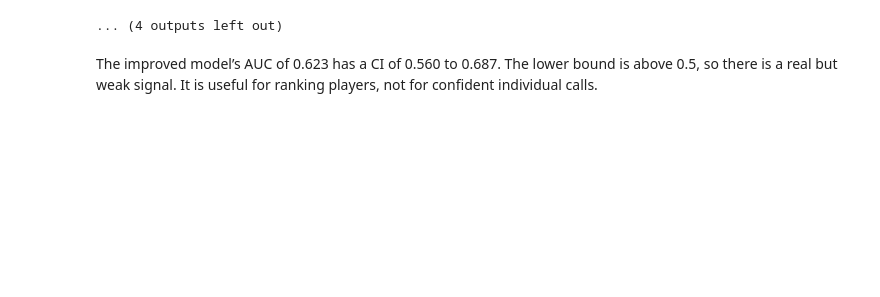
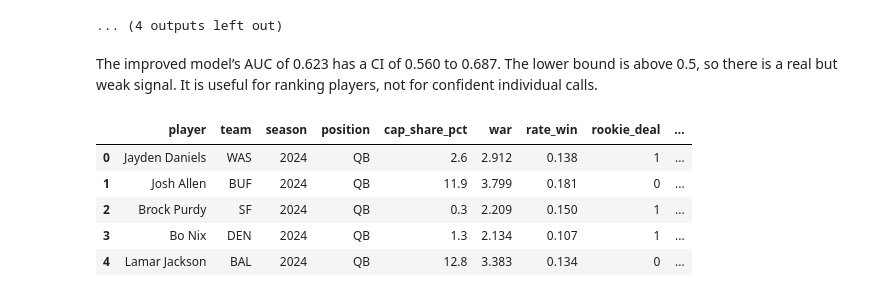
Before and after one commit to TEAM-CVS/Project_DTSC2, a Jupyter notebook: Studio2_code.ipynb, the cells around one changed output. Cells and saved outputs as stored; diff of their text form; code cells hidden in the pictures; blank space fills up the shorter version.

```diff
--- a/Studio2_code.ipynb
+++ b/Studio2_code.ipynb
@@ -988,3 +988,53 @@ for pos in SKILL_POSITIONS:
 ... (4 outputs left out)
 # %% [markdown]
 The improved model’s AUC of 0.623 has a CI of 0.560 to 0.687. The lower bound is above 0.5, so there is a real but weak signal. It is useful for ranking players, not for confident individual calls.
+# %%
+def recommend_players(position, n=10, max_cap_pct=None):
+    position = position.upper()
+
+    if position not in SKILL_POSITIONS:
+        raise ValueError(f"Choose one of: {', '.join(SKILL_POSITIONS)}")
+
+    latest_season = ps2["season"].max()
+    candidates = ps2[
+        qual2
+        & (ps2["season"] == latest_season)
+        & (ps2["position"] == position)
+    ].copy()
+
+    if max_cap_pct is not None:
+        candidates = candidates[candidates["cap_pct"] <= max_cap_pct]
+
+    if candidates.empty:
+        return pd.DataFrame()
+
+    candidate_features = final_sc.transform(design(candidates, final_cols))
+    candidates["p_keep"] = final_lg.predict_proba(candidate_features)[:, 1]
+
+    return (
+        candidates.sort_values("p_keep", ascending=False)
+        .head(n)[
+            [
+                "player", "posteam", "season", "position", "cap_pct",
+                "war", "rate_win", "rookie_deal", "p_keep",
+            ]
+        ]
+        .rename(columns={
+            "posteam": "team",
+            "cap_pct": "cap_share_pct",
+            "p_keep": "probability_positive_next_season",
+        })
+        .reset_index(drop=True)
+    )
+
+# Example:
+# qb_recommender = recommend_players("QB", n=10)
+qb_recommender = recommend_players("QB", n=5)
+display(qb_recommender.round(3))
+# %% [output]
+|  | player | team | season | position | cap_share_pct | war | rate_win | rookie_deal | ... |
+| 0 | Jayden Daniels | WAS | 2024 | QB | 2.6 | 2.912 | 0.138 | 1 | ... |
+| 1 | Josh Allen | BUF | 2024 | QB | 11.9 | 3.799 | 0.181 | 0 | ... |
+| 2 | Brock Purdy | SF | 2024 | QB | 0.3 | 2.209 | 0.150 | 1 | ... |
+| 3 | Bo Nix | DEN | 2024 | QB | 1.3 | 2.134 | 0.107 | 1 | ... |
+| 4 | Lamar Jackson | BAL | 2024 | QB | 12.8 | 3.383 | 0.134 | 0 | ... |
```
Also changed, not shown: parts of 20 cells of this notebook.
